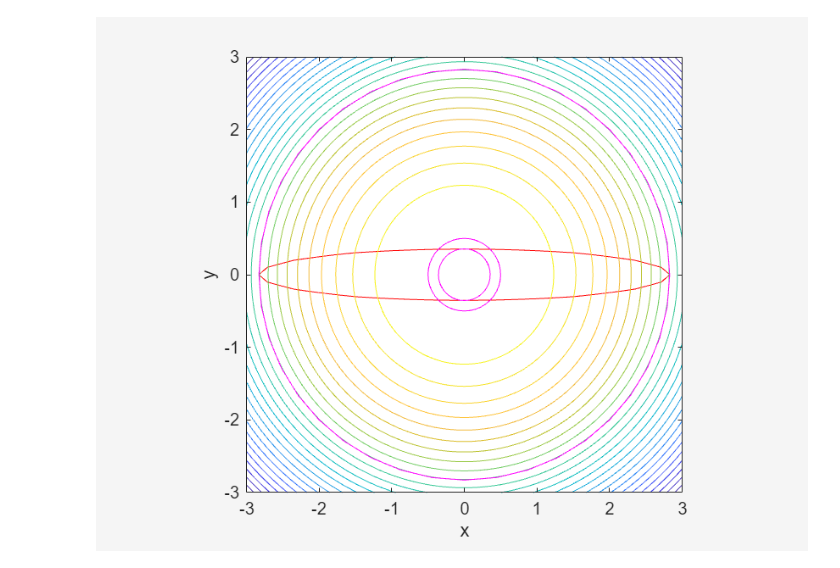
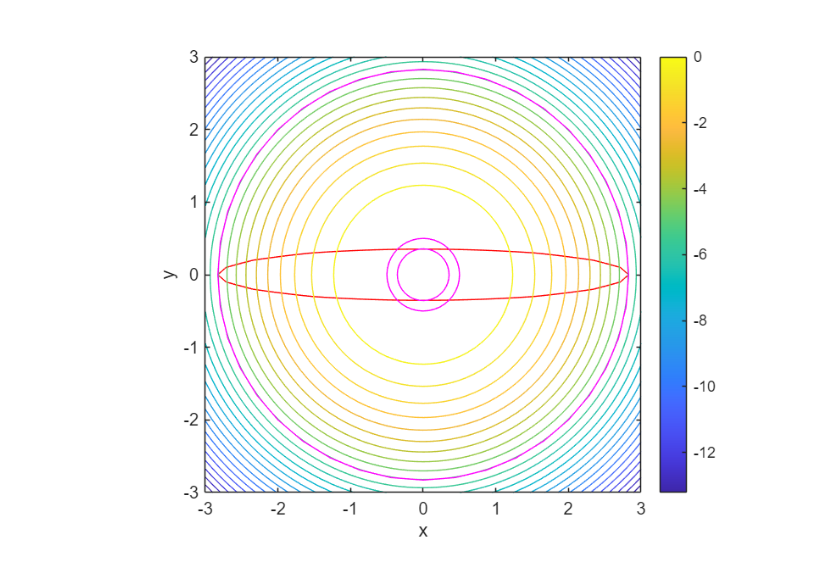
Before and after one commit to joelmiller/Laplace, a Jupyter notebook: docs/_sources/Differential_Calculus/Lagrange_Extensions.ipynb, the cells around one changed output. Saved outputs shown, nothing was run; the diff lists cells and outputs as text; code cells hidden in the pictures.

```diff
--- a/docs/_sources/Differential_Calculus/Lagrange_Extensions.ipynb
+++ b/docs/_sources/Differential_Calculus/Lagrange_Extensions.ipynb
@@ -84,30 +83,31 @@ For reference, we plot the constraint in red and the contours of $f$.  The ones
 # %%
 clear all
 clc
 clf
 x = [-3:0.1:3];
 y = [-3:0.1:3];
 [X,Y] = meshgrid(x,y);
 
 G = X.^2/8 + (63/8)*Y.^2 - 1 ;
 
 figure(1)
 
 %the following command plots the points given by the constraint g(x,y)=0
 %and it creates a list of the x and y coordinates.
 [constraint_coords,c] = contour(X,Y,G, [0,0], 'r');
 constraint_x = constraint_coords(1,2:end); %x coordinates of the constraint points
 constraint_y = constraint_coords(2,2:end); %y coordinates of the constraint points
 axis equal;
 xlabel('x')
 ylabel('y')
 hold on
 
 F = sqrt(X.^2+Y.^2) -(X.^2+Y.^2);
 contour(X,Y,F, 25)
 theta = [0:pi/20:2*pi];     %plot the local max/min in magenta.
 plot(2*sqrt(2)*cos(theta), 2*sqrt(2)*sin(theta), 'Color', 'm')
 plot((2*sqrt(2)/(3*sqrt(7)))*cos(theta), (2*sqrt(2)/(3*sqrt(7)))*sin(theta), 'Color', 'm')
 plot(cos(theta)/2, sin(theta)/2, 'Color', 'm')
+colorbar
 # %% [output]
-[figure, old version]
+[figure, new version]
```
Also changed, not shown: parts of 3 cells of this notebook, 13 other files.
